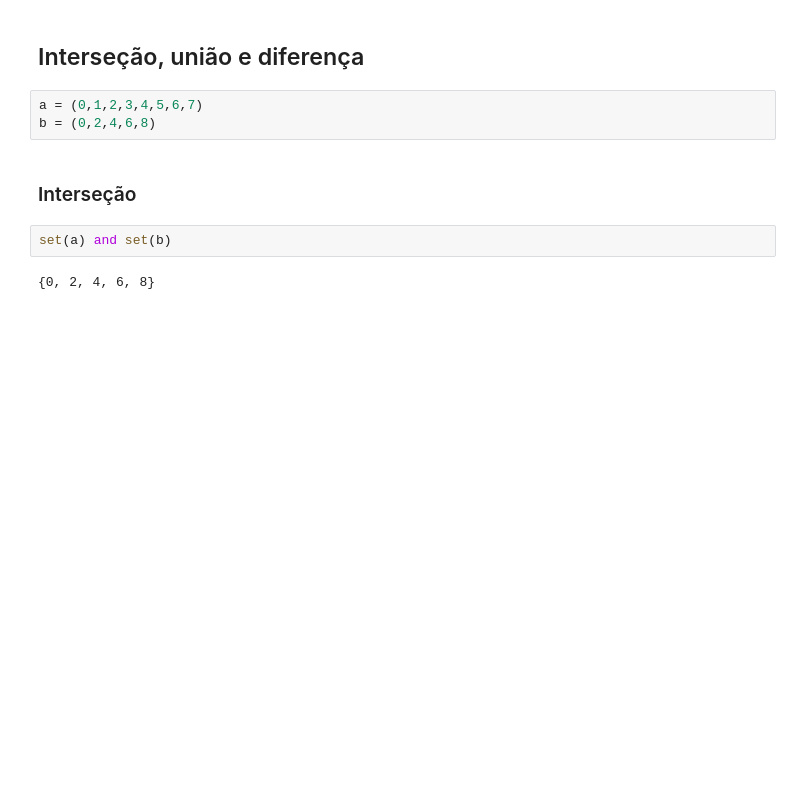
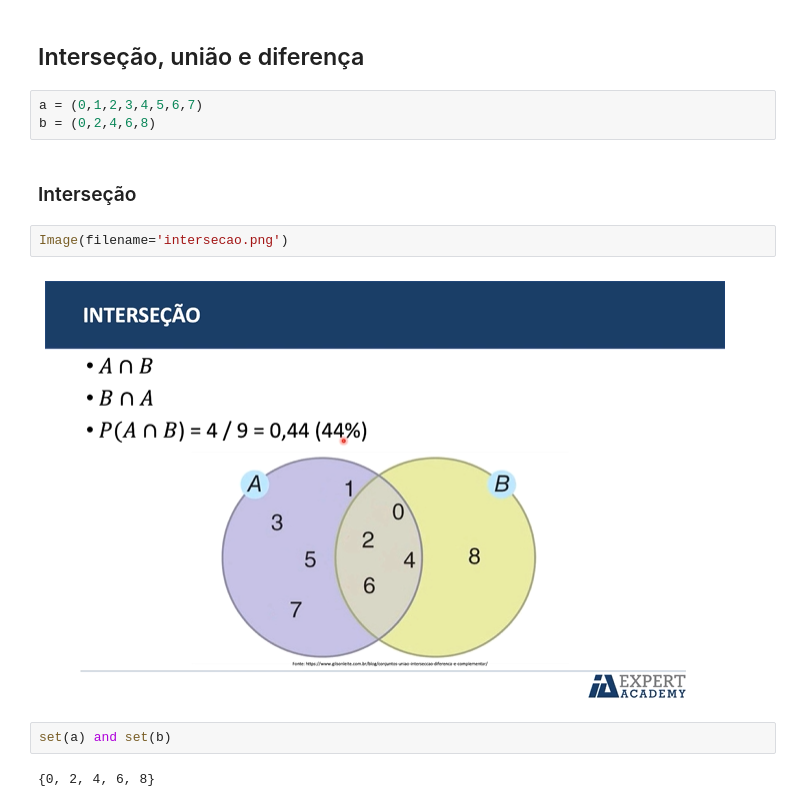
Before and after one commit to fernandovieira1/estat_ML, a Jupyter notebook: probabilidade_permutacao_conjuntos.ipynb, the cells around one changed output. Drawn from its saved outputs; the diff is of its cells as text; blank space fills up the shorter version.

```diff
--- a/probabilidade_permutacao_conjuntos.ipynb
+++ b/probabilidade_permutacao_conjuntos.ipynb
@@ -41,6 +58,10 @@ a = (0,1,2,3,4,5,6,7)
 b = (0,2,4,6,8)
 # %% [markdown]
 ### Interseção
+# %%
+Image(filename='intersecao.png')
+# %% [output]
+[figure, added]
 # %%
 set(a) and set(b)
 # %% [output]
```
Also changed, not shown: parts of 57 cells of this notebook, 6 other files.
